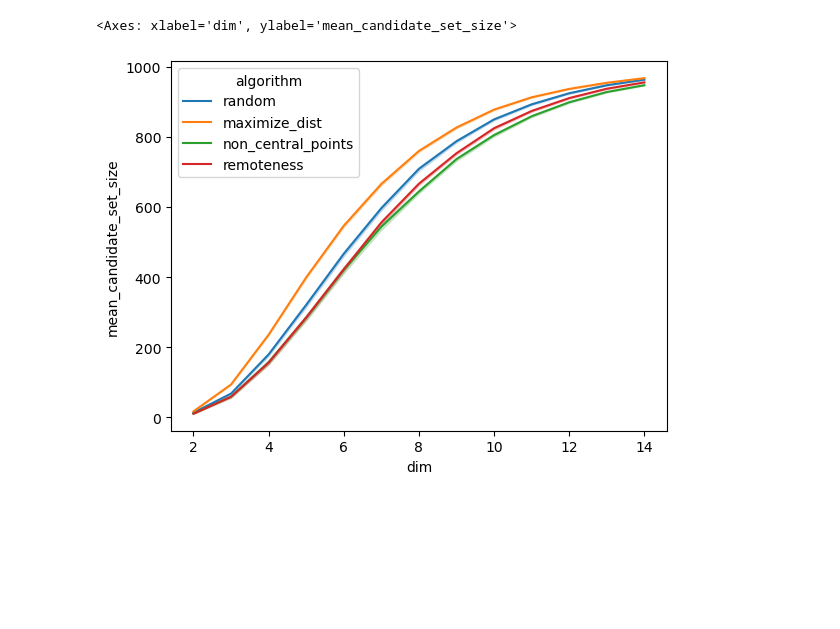
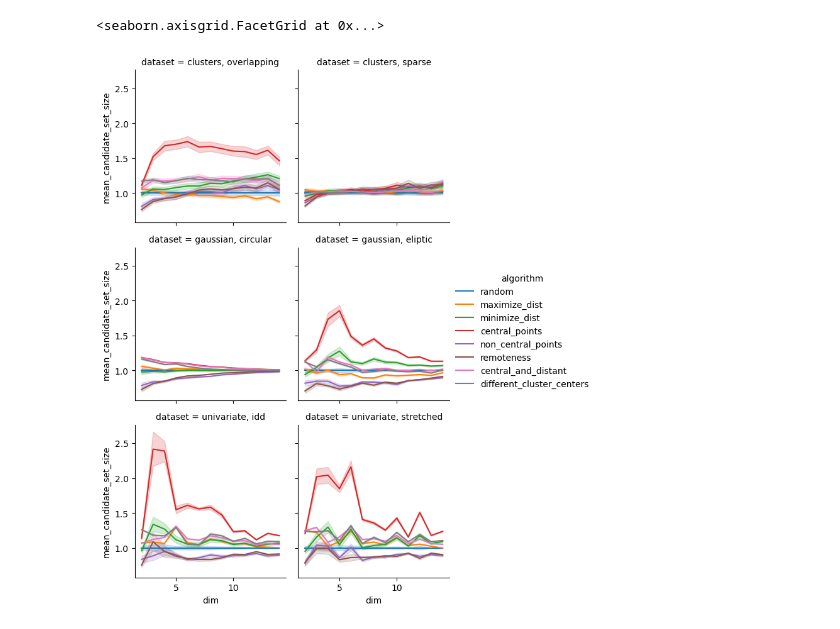
Before and after one commit to DimensionalScoop/metric_spaces, a Jupyter notebook: maths/tetrahedron/what_makes_a_good_pivot.ipynb, the cells around one changed output. Drawn from its saved outputs; the diff is of its cells as text; code cells hidden in the pictures; blank space fills up the shorter version.

```diff
--- a/maths/tetrahedron/what_makes_a_good_pivot.ipynb
+++ b/maths/tetrahedron/what_makes_a_good_pivot.ipynb
@@ -229,9 +306,10 @@ plt.yscale("log")
-# %%
-sns.lineplot(results, x="dim", y="mean_candidate_set_size", hue="algorithm")
-#plt.yscale("log")
-# %% [output]
-<Axes: xlabel='dim', ylabel='mean_candidate_set_size'>
-[figure, removed]
+# %%
+g = sns.FacetGrid(normalized_res, col="dataset", hue="algorithm", col_wrap=2)
+g.map(sns.lineplot, "dim", "mean_candidate_set_size")
+g.add_legend()
+# %% [output]
+<seaborn.axisgrid.FacetGrid at 0x...>
+[figure, added]
 # %%
 sns.lineplot(results, x="dim", y="hilbert_quality", hue="algorithm")
 #plt.yscale("log")
```
Also changed, not shown: parts of 21 cells of this notebook, 1 other file.
